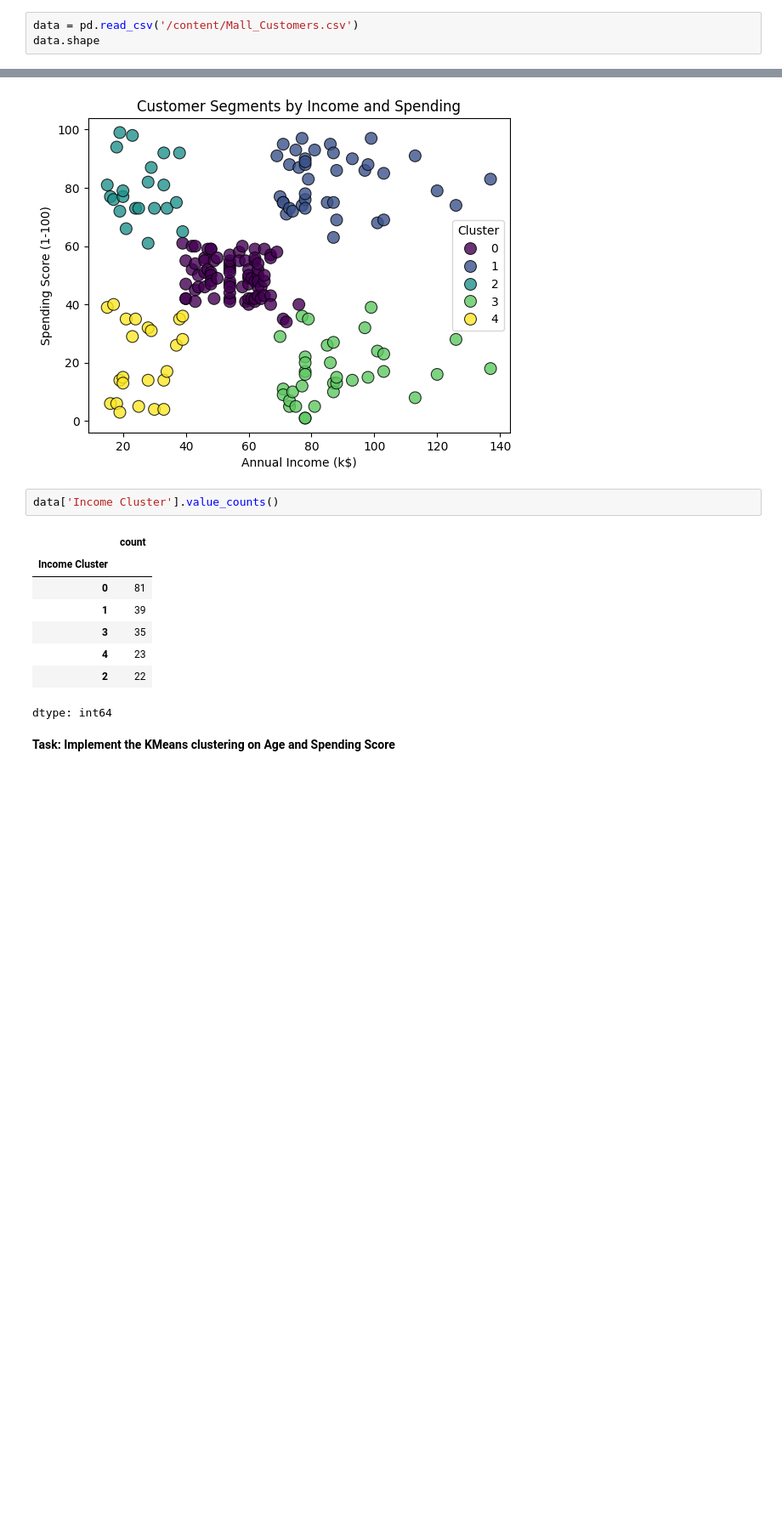
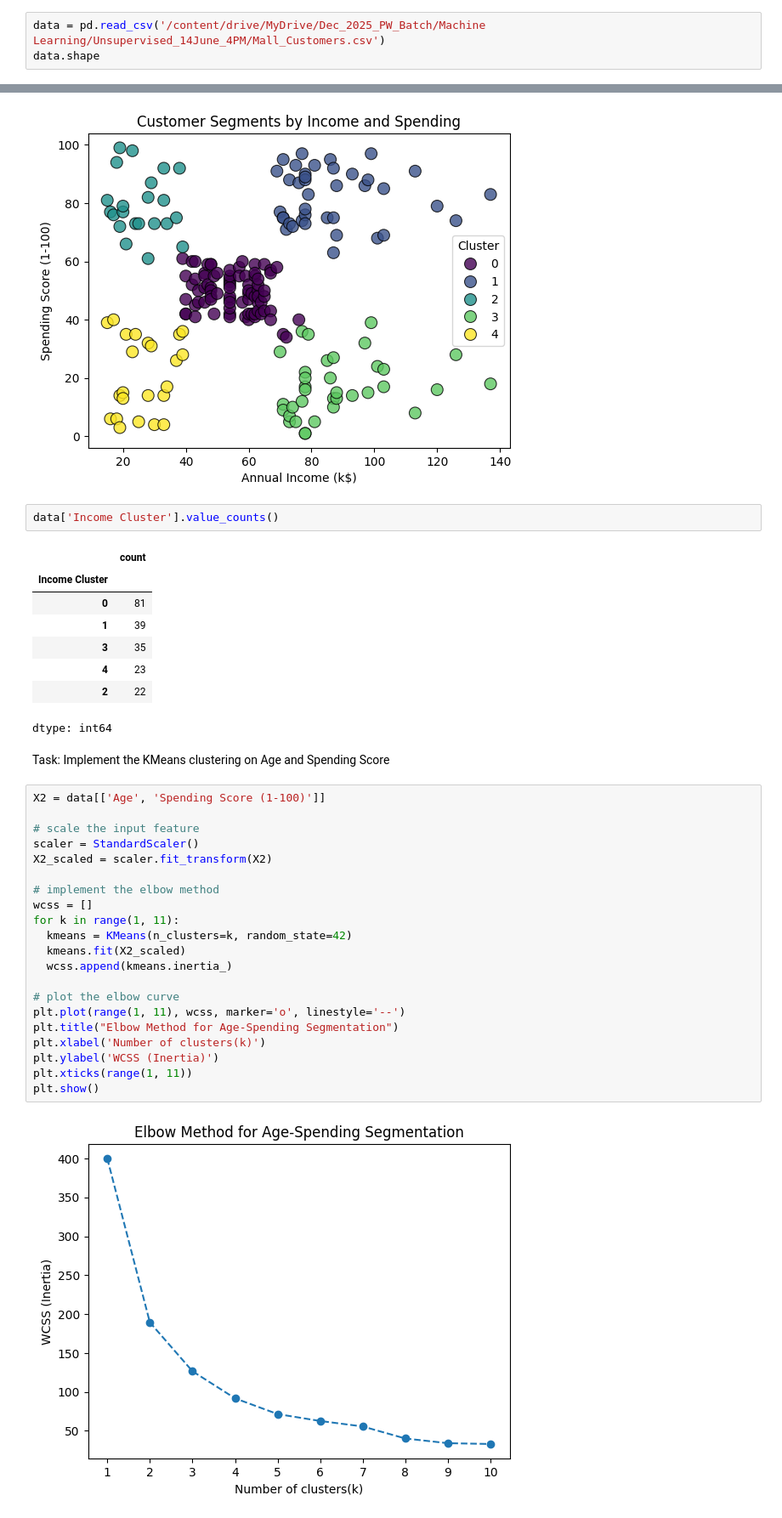
Before and after one commit to mandavitripathi25/Customer-Segmentation, a Jupyter notebook: Customer_Segmentation.ipynb, the cells around one changed output, grey strips where cells are left out. Shown at 85% size. Cells and saved outputs as stored; diff of their text form; blank space fills up the shorter version.

```diff
--- a/Customer_Segmentation.ipynb
+++ b/Customer_Segmentation.ipynb
@@ -15,5 +15,5 @@ from sklearn.preprocessing import StandardScaler
 # %%
-data = pd.read_csv('/content/Mall_Customers.csv')
+data = pd.read_csv('/content/drive/MyDrive/Dec_2025_PW_Batch/Machine Learning/Unsupervised_14June_4PM/Mall_Customers.csv')
 data.shape
 # %% [output]
 (200, 5)
@@ -127,4 +129,27 @@ data['Income Cluster'].value_counts()
 | 2 | 22 |
 dtype: int64
 # %% [markdown]
-**Task: Implement the KMeans clustering on Age and Spending Score**
+Task: Implement the KMeans clustering on Age and Spending Score
+# %%
+X2 = data[['Age', 'Spending Score (1-100)']]
+
+# scale the input feature
+scaler = StandardScaler()
+X2_scaled = scaler.fit_transform(X2)
+
+# implement the elbow method
+wcss = []
+for k in range(1, 11):
+  kmeans = KMeans(n_clusters=k, random_state=42)
+  kmeans.fit(X2_scaled)
+  wcss.append(kmeans.inertia_)
+
+# plot the elbow curve
+plt.plot(range(1, 11), wcss, marker='o', linestyle='--')
+plt.title("Elbow Method for Age-Spending Segmentation")
+plt.xlabel('Number of clusters(k)')
+plt.ylabel('WCSS (Inertia)')
+plt.xticks(range(1, 11))
+plt.show()
+# %% [output]
+[figure, added]
```
Also changed, not shown: parts of 36 cells of this notebook.
